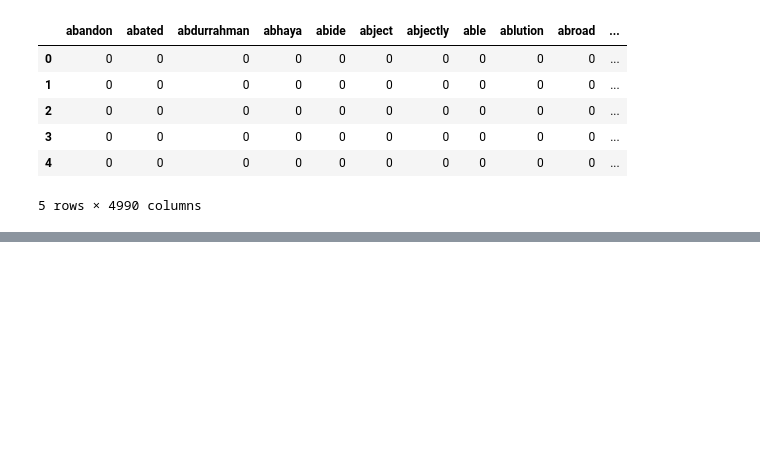
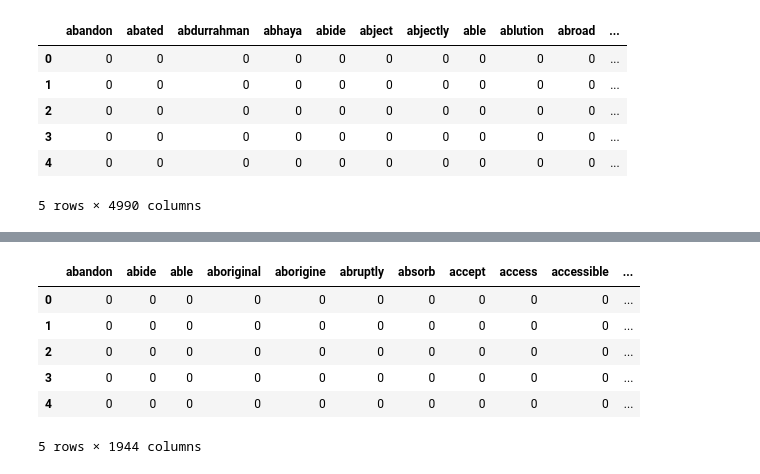
Before and after one commit to smw150430/project_gutenberg, a Jupyter notebook: Stories_From_Tagore.ipynb, the cells around one changed output, grey strips where cells are left out. Cells and saved outputs as stored; diff of their text form; code cells hidden in the pictures; blank space fills up the shorter version.

```diff
--- a/Stories_From_Tagore.ipynb
+++ b/Stories_From_Tagore.ipynb
@@ -233,0 +267,3 @@ example_vector_df.head()
+# %%
+stories_tokens_1 = [i.lower() for i in stories_tokens_raw_1]
+print(stories_tokens_1[:100])
@@ -233,0 +312,14 @@ example_vector_df.head()
+# %%
+cv_1 = CountVectorizer()
+cv_1.fit(meta_lemmaed_1)
+vector_doc_1 = cv_1.transform(meta_lemmaed_1)
+vector_df = pd.DataFrame(vector_doc_1.toarray(), columns=cv_1.get_feature_names())
+vector_df.head()
+# %% [output]
+|  | abandon | abide | able | aboriginal | aborigine | abruptly | absorb | accept | access | accessible | ... |
+| 0 | 0 | 0 | 0 | 0 | 0 | 0 | 0 | 0 | 0 | 0 | ... |
+| 1 | 0 | 0 | 0 | 0 | 0 | 0 | 0 | 0 | 0 | 0 | ... |
+| 2 | 0 | 0 | 0 | 0 | 0 | 0 | 0 | 0 | 0 | 0 | ... |
+| 3 | 0 | 0 | 0 | 0 | 0 | 0 | 0 | 0 | 0 | 0 | ... |
+| 4 | 0 | 0 | 0 | 0 | 0 | 0 | 0 | 0 | 0 | 0 | ... |
+5 rows × 1944 columns
```
Also changed, not shown: parts of 10 cells of this notebook.
